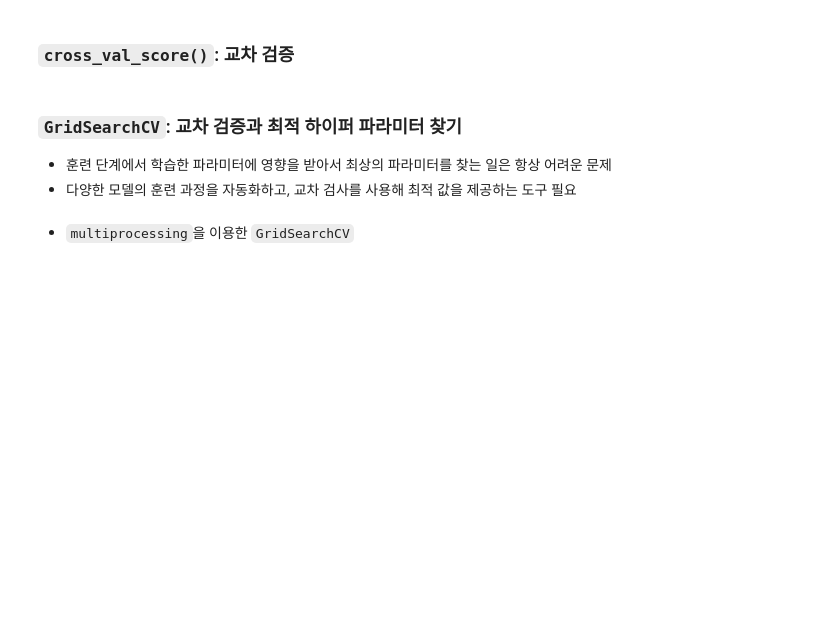
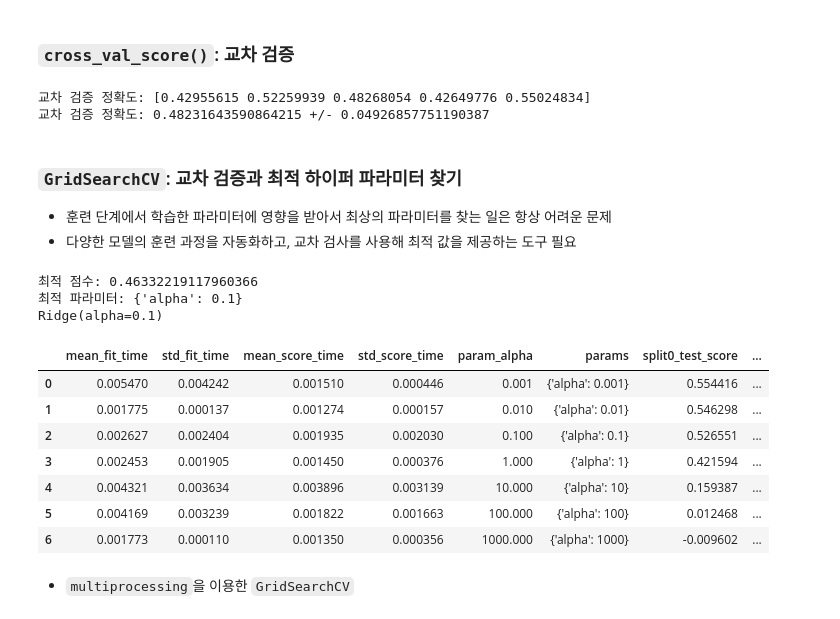
Before and after one commit to SoheeKim12/Machine_Learning_Study, a Jupyter notebook: 2_사이킷런(scikit_learn)_시작_sh.ipynb, the cells around one changed output. Saved outputs shown, nothing was run; the diff lists cells and outputs as text; code cells hidden in the pictures; blank space fills up the shorter version.

```diff
--- a/2_사이킷런(scikit_learn)_시작_sh.ipynb
+++ b/2_사이킷런(scikit_learn)_시작_sh.ipynb
@@ -287,9 +295,48 @@ plt.tight_layout()
 # %% [markdown]
 ### `cross_val_score()`: 교차 검증
+# %%
+from sklearn.model_selection import cross_val_score, cross_validate
+
+scores = cross_val_score(model, diabetes.data, diabetes.target, cv=5) # cv: 몇 개로 나눌지
+
+print("교차 검증 정확도: {}".format(scores))
+print("교차 검증 정확도: {} +/- {}".format(np.mean(scores), np.std(scores)))
+# %% [output]
+교차 검증 정확도: [0.42955615 0.52259939 0.48268054 0.42649776 0.55024834]
+교차 검증 정확도: 0.48231643590864215 +/- 0.04926857751190387
 # %% [markdown]
 ### `GridSearchCV`: 교차 검증과 최적 하이퍼 파라미터 찾기
 
 * 훈련 단계에서 학습한 파라미터에 영향을 받아서 최상의 파라미터를 찾는 일은 항상 어려운 문제
 * 다양한 모델의 훈련 과정을 자동화하고, 교차 검사를 사용해 최적 값을 제공하는 도구 필요
+# %%
+# cross validation을 여러번 해서 최적의 파라미터를 찾음
+
+from sklearn.model_selection import GridSearchCV
+from sklearn.linear_model import Ridge
+import pandas as pd
+
+alpha = [0.001, 0.01, 0.1, 1, 10, 100, 1000]
+param_grid = dict(alpha=alpha)
+
+gs = GridSearchCV(estimator=Ridge(), param_grid=param_grid, cv=10)
+result = gs.fit(diabetes.data, diabetes.target)
+
+print("최적 점수: {}".format(result.best_score_))
+print("최적 파라미터: {}".format(result.best_params_))
+print(gs.best_estimator_)
+pd.DataFrame(result.cv_results_)
+# %% [output]
+최적 점수: 0.46332219117960366
+최적 파라미터: {'alpha': 0.1}
+Ridge(alpha=0.1)
+|  | mean_fit_time | std_fit_time | mean_score_time | std_score_time | param_alpha | params | split0_test_score | ... |
+| 0 | 0.005470 | 0.004242 | 0.001510 | 0.000446 | 0.001 | {'alpha': 0.001} | 0.554416 | ... |
+| 1 | 0.001775 | 0.000137 | 0.001274 | 0.000157 | 0.010 | {'alpha': 0.01} | 0.546298 | ... |
+| 2 | 0.002627 | 0.002404 | 0.001935 | 0.002030 | 0.100 | {'alpha': 0.1} | 0.526551 | ... |
+| 3 | 0.002453 | 0.001905 | 0.001450 | 0.000376 | 1.000 | {'alpha': 1} | 0.421594 | ... |
+| 4 | 0.004321 | 0.003634 | 0.003896 | 0.003139 | 10.000 | {'alpha': 10} | 0.159387 | ... |
+| 5 | 0.004169 | 0.003239 | 0.001822 | 0.001663 | 100.000 | {'alpha': 100} | 0.012468 | ... |
+| 6 | 0.001773 | 0.000110 | 0.001350 | 0.000356 | 1000.000 | {'alpha': 1000} | -0.009602 | ... |
 # %% [markdown]
 * `multiprocessing`을 이용한 `GridSearchCV`
```
Also changed, not shown: parts of 11 cells of this notebook.
